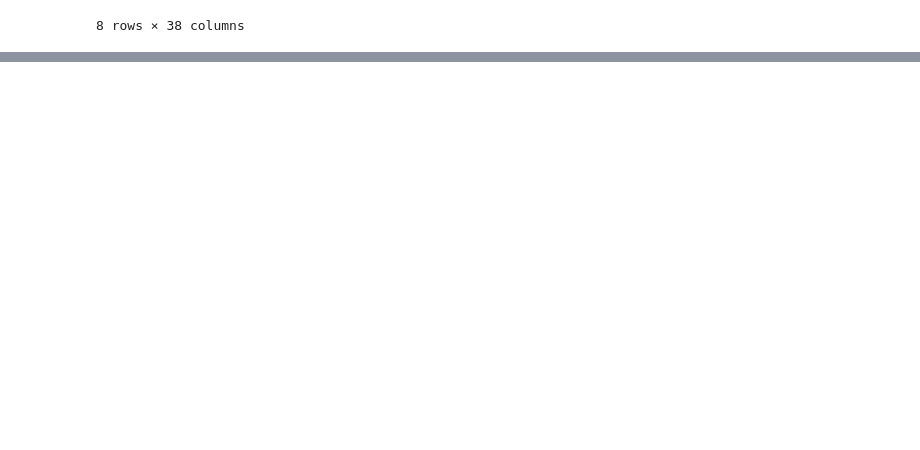
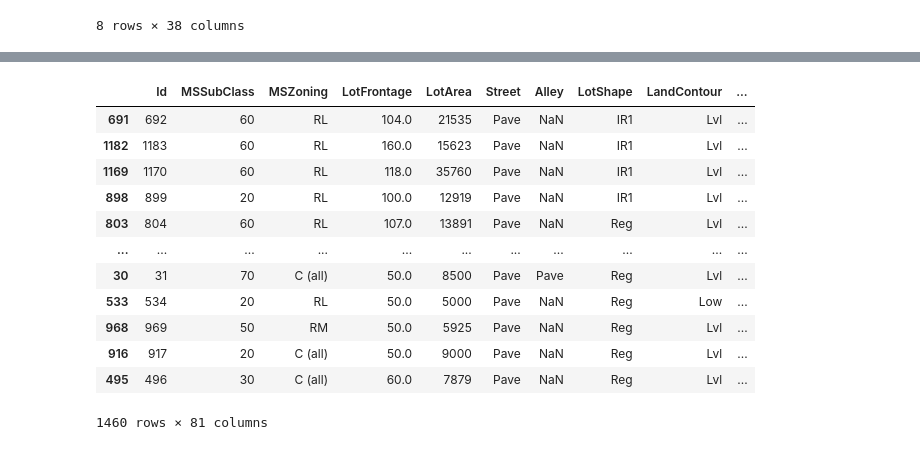
Before and after one commit to JoaoBaganha/Desafio-House-Prices, a Jupyter notebook: aprendendoPandas.ipynb, the cells around one changed output, grey strips where cells are left out. Cells and saved outputs as stored; diff of their text form; code cells hidden in the pictures; blank space fills up the shorter version.

```diff
--- a/aprendendoPandas.ipynb
+++ b/aprendendoPandas.ipynb
@@ -161,0 +191,17 @@ dfTrain.describe()
+# %%
+#Utilizando .sort_values() para ordenar os valores da coluna de preço de venda (maior para o menor)
+dfTrain.sort_values(by='SalePrice', ascending=False)
+# %% [output]
+|  | Id | MSSubClass | MSZoning | LotFrontage | LotArea | Street | Alley | LotShape | LandContour | ... |
+| 691 | 692 | 60 | RL | 104.0 | 21535 | Pave | NaN | IR1 | Lvl | ... |
+| 1182 | 1183 | 60 | RL | 160.0 | 15623 | Pave | NaN | IR1 | Lvl | ... |
+| 1169 | 1170 | 60 | RL | 118.0 | 35760 | Pave | NaN | IR1 | Lvl | ... |
+| 898 | 899 | 20 | RL | 100.0 | 12919 | Pave | NaN | IR1 | Lvl | ... |
+| 803 | 804 | 60 | RL | 107.0 | 13891 | Pave | NaN | Reg | Lvl | ... |
+| ... | ... | ... | ... | ... | ... | ... | ... | ... | ... | ... |
+| 30 | 31 | 70 | C (all) | 50.0 | 8500 | Pave | Pave | Reg | Lvl | ... |
+| 533 | 534 | 20 | RL | 50.0 | 5000 | Pave | NaN | Reg | Low | ... |
+| 968 | 969 | 50 | RM | 50.0 | 5925 | Pave | NaN | Reg | Lvl | ... |
+| 916 | 917 | 20 | C (all) | 50.0 | 9000 | Pave | NaN | Reg | Lvl | ... |
+| 495 | 496 | 30 | C (all) | 60.0 | 7879 | Pave | NaN | Reg | Lvl | ... |
+1460 rows × 81 columns
```
Also changed, not shown: parts of 6 cells of this notebook, 1 other file.
